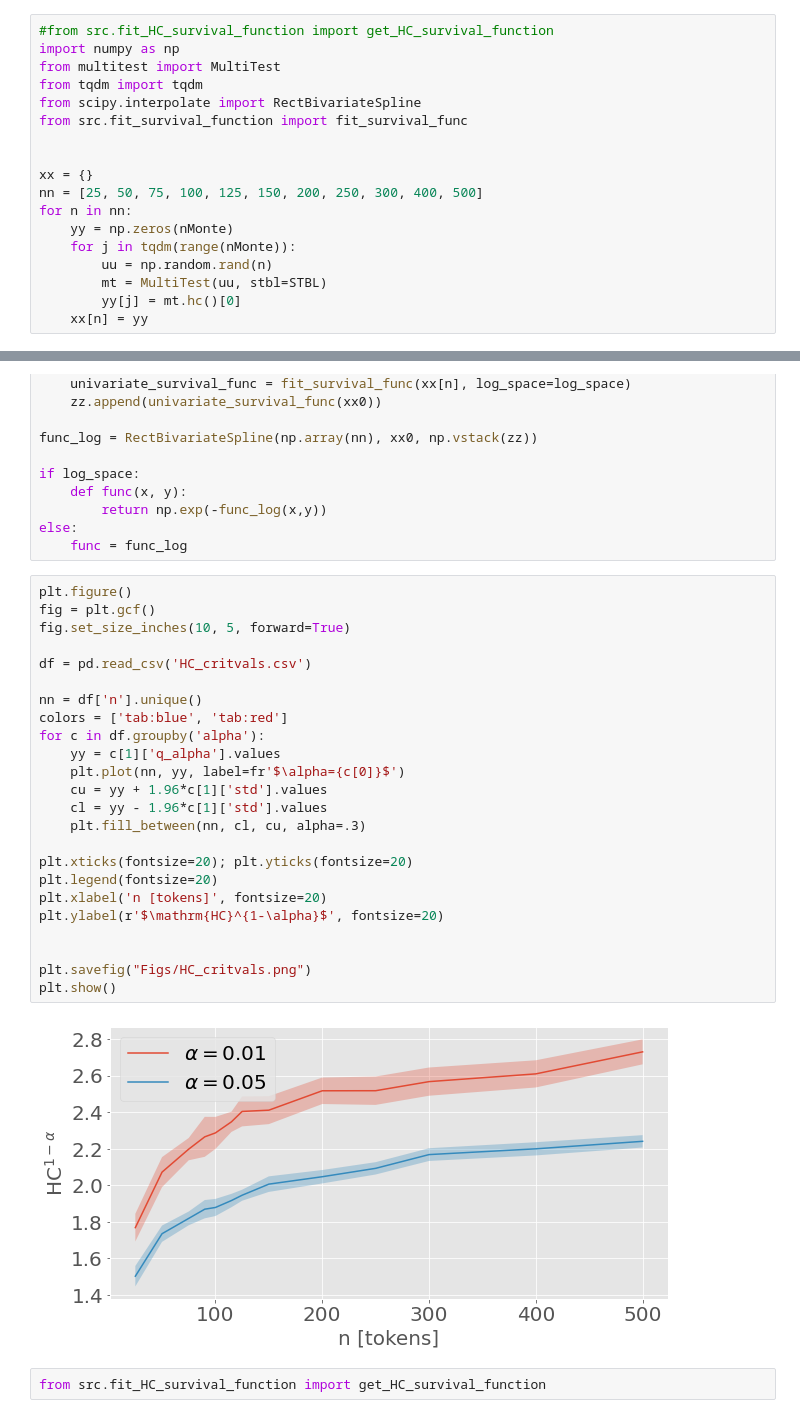
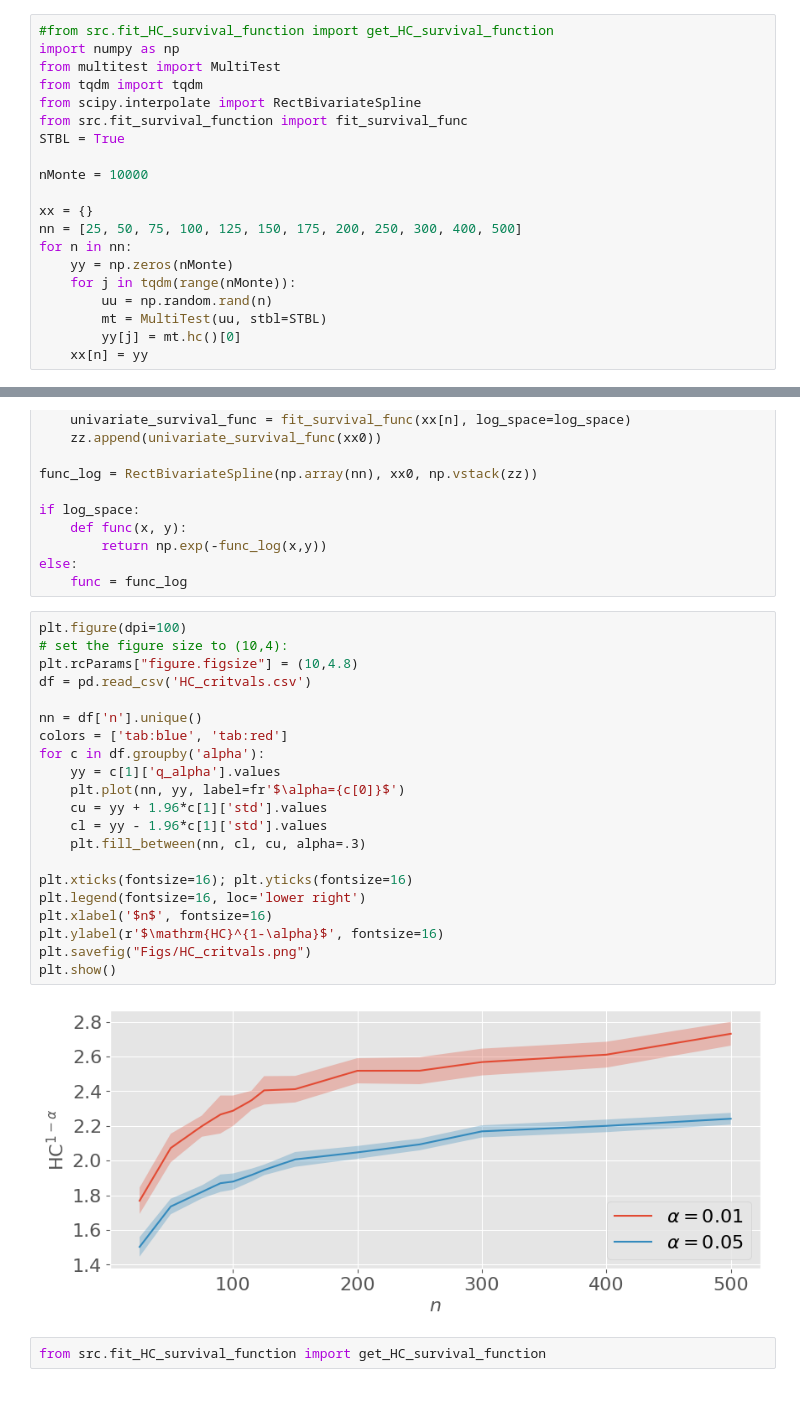
Before and after one commit to alonkipnis/detectLM, a Jupyter notebook: illustrate_critical_values.ipynb, the cells around one changed output, grey strips where cells are left out. Cells and saved outputs as stored; diff of their text form.

```diff
--- a/illustrate_critical_values.ipynb
+++ b/illustrate_critical_values.ipynb
@@ -270,10 +245,12 @@ from multitest import MultiTest
 from tqdm import tqdm
 from scipy.interpolate import RectBivariateSpline
 from src.fit_survival_function import fit_survival_func
+STBL = True
 
+nMonte = 10000
 
 xx = {}
-nn = [25, 50, 75, 100, 125, 150, 200, 250, 300, 400, 500]
+nn = [25, 50, 75, 100, 125, 150, 175, 200, 250, 300, 400, 500]
 for n in nn:
     yy = np.zeros(nMonte)
     for j in tqdm(range(nMonte)):
@@ -297,30 +274,27 @@ if log_space:
 else:
     func = func_log
 # %%
-plt.figure()
-fig = plt.gcf()
-fig.set_size_inches(10, 5, forward=True)
-
+plt.figure(dpi=100)
+# set the figure size to (10,4):
+plt.rcParams["figure.figsize"] = (10,4.8)
 df = pd.read_csv('HC_critvals.csv')
 
 nn = df['n'].unique()
 colors = ['tab:blue', 'tab:red']
 for c in df.groupby('alpha'):
     yy = c[1]['q_alpha'].values
     plt.plot(nn, yy, label=fr'$\alpha={c[0]}$')
     cu = yy + 1.96*c[1]['std'].values
     cl = yy - 1.96*c[1]['std'].values
     plt.fill_between(nn, cl, cu, alpha=.3)
 
-plt.xticks(fontsize=20); plt.yticks(fontsize=20)
-plt.legend(fontsize=20)
-plt.xlabel('n [tokens]', fontsize=20)
-plt.ylabel(r'$\mathrm{HC}^{1-\alpha}$', fontsize=20)
-
-
+plt.xticks(fontsize=16); plt.yticks(fontsize=16)
+plt.legend(fontsize=16, loc='lower right')
+plt.xlabel('$n$', fontsize=16)
+plt.ylabel(r'$\mathrm{HC}^{1-\alpha}$', fontsize=16)
 plt.savefig("Figs/HC_critvals.png")
 plt.show()
 # %% [output]
-[figure, old version]
+[figure, new version]
 # %%
 from src.fit_HC_survival_function import get_HC_survival_function
```
Also changed, not shown: parts of 9 cells of this notebook, 13 other files.
